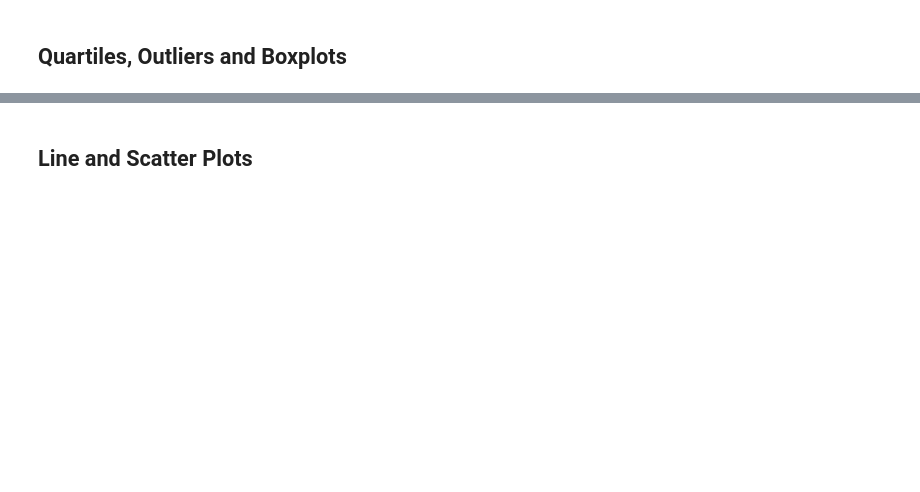
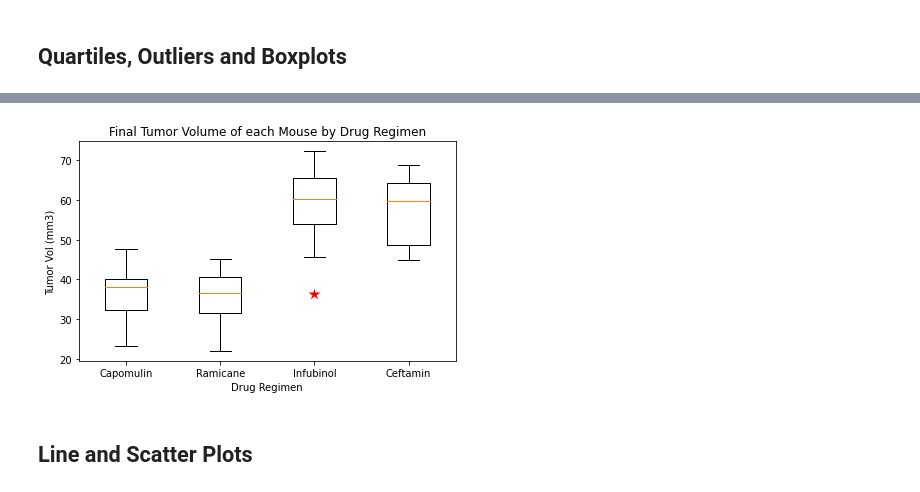
Before and after one commit to Madhavigudimella/Matplotlib-challenge, a Jupyter notebook: Pymaceuticals/pymaceuticals_starter.ipynb, the cells around one changed output, grey strips where cells are left out. Saved outputs shown, nothing was run; the diff lists cells and outputs as text; code cells hidden in the pictures; blank space fills up the shorter version.

```diff
--- a/Pymaceuticals/pymaceuticals_starter.ipynb
+++ b/Pymaceuticals/pymaceuticals_starter.ipynb
@@ -245,9 +269,9 @@ See the caveats in the documentation: https://pandas.pydata.org/pandas-docs/stab
 # %%
 # Put treatments into a list for for loop (and later for plot labels)
 
-
+mouse_treatments = ["Capomulin", "Ramicane", "Infubinol", "Ceftamin"]
 # Create empty list to fill with tumor vol data (for plotting)
-
+tumor_vol_data = []
 
 # Calculate the IQR and quantitatively determine if there are any potential outliers.
 
@@ -256,6 +280,29 @@ See the caveats in the documentation: https://pandas.pydata.org/pandas-docs/stab
 
 
     # add subset
+for treatments in mouse_treatments:
+    tumor_vol = merge_summary.loc[merge_summary["Drug Regimen"] == treatments,"Tumor Volume (mm3)"]
+    tumor_vol_data.append(tumor_vol)
+
 
 
     # Determine outliers using upper and lower bounds
+for drug in mouse_treatments:
+    index = mouse_treatments.index(drug)
+    quartiles=tumor_vol_data[index].quantile([0.25,0.5,0.75])
+    lowerq = quartiles[0.25]
+    upperq = quartiles[0.75]
+    iqr = upperq-lowerq
+
+    print("Drug Regimen:" + mouse_treatments[index])
+    print(f"The lower quartile of the Drug Regimen is: {lowerq}")
+    print(f"The upper quartile of the Drug Regimen is: {upperq}")
+    print(f"The interquartile range of the Drug Regimen is: {iqr}")
+    print(f"The the median of the Drug Regimen is: {quartiles[0.5]} ")
+
+    lower_bound = lowerq - (1.5*iqr)
+    upper_bound = upperq + (1.5*iqr)
+    print(f"Values below {lower_bound} could be outliers.")
+    print(f"Values above {upper_bound} could be outliers.")
+    print("------------------------------------------------------------")
+    print("------------------------------------------------------------")
@@ -264,2 +327,16 @@ See the caveats in the documentation: https://pandas.pydata.org/pandas-docs/stab
+# %%
+# Generate a box plot of the final tumor volume of each mouse across four regimens of interest
+flierprops = dict(marker='*', markerfacecolor='red', markersize=12,
+                  markeredgecolor='none')
+fig1, ax1 = plt.subplots()
+ax1.set_title('Final Tumor Volume of each Mouse by Drug Regimen')
+ax1.set_xlabel('Drug Regimen')
+ax1.set_ylabel('Tumor Vol (mm3)')
+ax1.boxplot(tumor_vol_data, flierprops=flierprops)
+plt.xticks([1,2,3,4],mouse_treatments)
+plt.tight_layout()
+plt.show()
+# %% [output]
+[figure, added]
 # %% [markdown]
 ## Line and Scatter Plots
```
Also changed, not shown: parts of 15 cells of this notebook, 7 other files.
